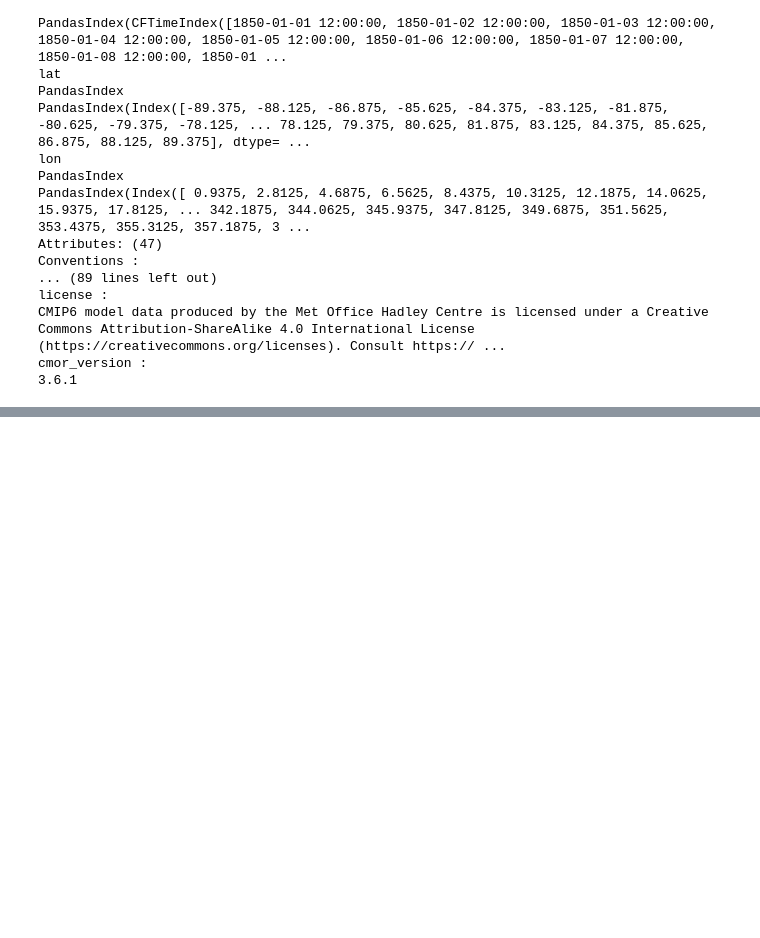
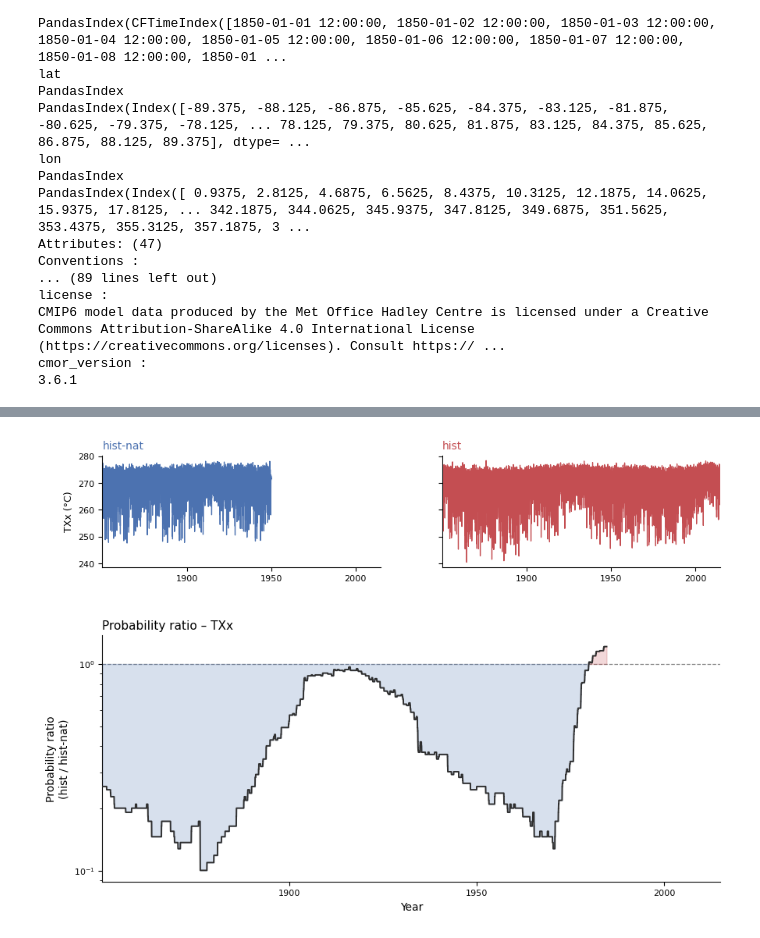
Before and after one commit to alexborowiak/ExtAnt-initial, a Jupyter notebook: draft_01.ipynb, the cells around one changed output, grey strips where cells are left out. Saved outputs shown, nothing was run; the diff lists cells and outputs as text; code cells hidden in the pictures; blank space fills up the shorter version.

Commit message:
Add PR for single grid cell

```diff
--- a/draft_01.ipynb
+++ b/draft_01.ipynb
@@ -345,0 +458,50 @@ ax.legend()
+# %%
+import matplotlib.pyplot as plt
+import matplotlib.dates as mdates
+import numpy as np
+from matplotlib.gridspec import GridSpec
+
+C_NAT, C_HIST, C_PR = "#4C72B0", "#C44E52", "#2F2F2F"
+
+t = np.asarray(hist_time)
+xlim = (t.min(), t.max())
+
+fig = plt.figure(figsize=(9, 6.5))
+gs = GridSpec(2, 2, figure=fig, height_ratios=[1, 2.2],
+              hspace=0.38, wspace=0.22, left=0.09, right=0.97, top=0.93, bottom=0.09)
+
+ax_nat  = fig.add_subplot(gs[0, 0])
+ax_hist = fig.add_subplot(gs[0, 1], sharey=ax_nat)
+ax_pr   = fig.add_subplot(gs[1, :])
+
+ax_nat.plot(hist_nat_time, arr_nat, lw=0.9, color=C_NAT)
+ax_nat.set_title("hist-nat", fontsize=10, loc="left", color=C_NAT)
+ax_nat.set_ylabel("TXx (°C)", fontsize=9)
+
+ax_hist.plot(hist_time, arr, lw=0.9, color=C_HIST)
+ax_hist.set_title("hist", fontsize=10, loc="left", color=C_HIST)
+ax_hist.tick_params(labelleft=False)
+
+ax_pr.axhline(1.0, color="0.55", lw=0.9, ls="--", zorder=1)
+pr_time = hist_time[:len(pr_arr)]
+ax_pr.plot(pr_time, pr_arr, lw=1.4, color=C_PR, zorder=3)
+ax_pr.fill_between(pr_time, 1.0, pr_arr, where=np.asarray(pr_arr) >= 1.0,
+                   color=C_HIST, alpha=0.22, interpolate=True, zorder=2)
+ax_pr.fill_between(pr_time, 1.0, pr_arr, where=np.asarray(pr_arr) < 1.0,
+                   color=C_NAT, alpha=0.22, interpolate=True, zorder=2)
+ax_pr.set_yscale("log")
+ax_pr.set_ylabel("Probability ratio\n(hist / hist-nat)", fontsize=10)
+ax_pr.set_xlabel("Year", fontsize=10)
+ax_pr.set_title("Probability ratio – TXx", fontsize=11, loc="left")
+
+for ax in (ax_nat, ax_hist, ax_pr):
+    ax.set_xlim(xlim)
+    ax.spines[["top", "right"]].set_visible(False)
+    ax.tick_params(labelsize=8)
+    if np.issubdtype(t.dtype, np.datetime64):
+        ax.xaxis.set_major_locator(mdates.YearLocator(20))
+        ax.xaxis.set_major_formatter(mdates.DateFormatter("%Y"))
+
+plt.show()
+# %% [output]
+[figure, added]
```
Also changed, not shown: parts of 20 cells of this notebook.
